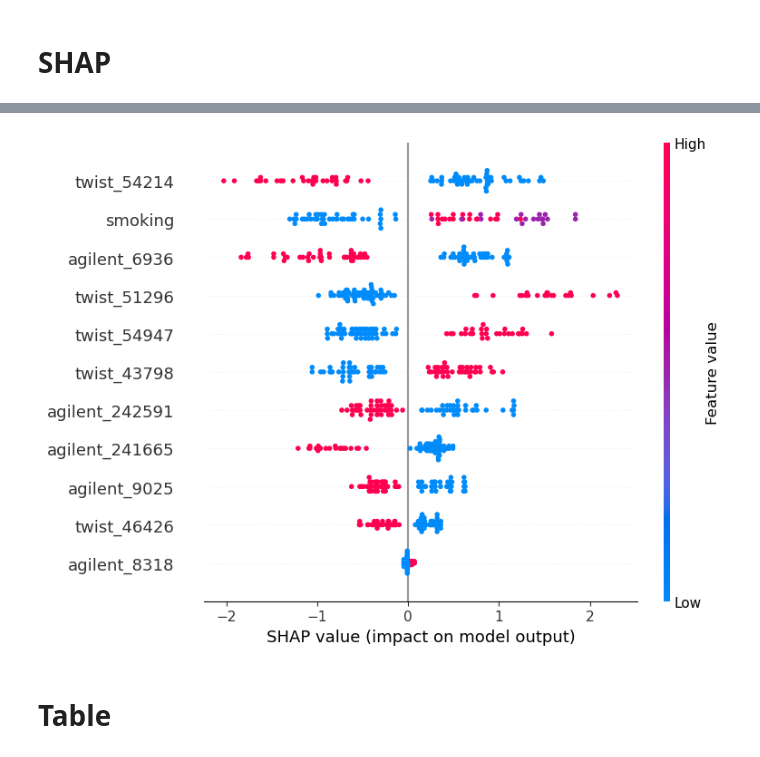
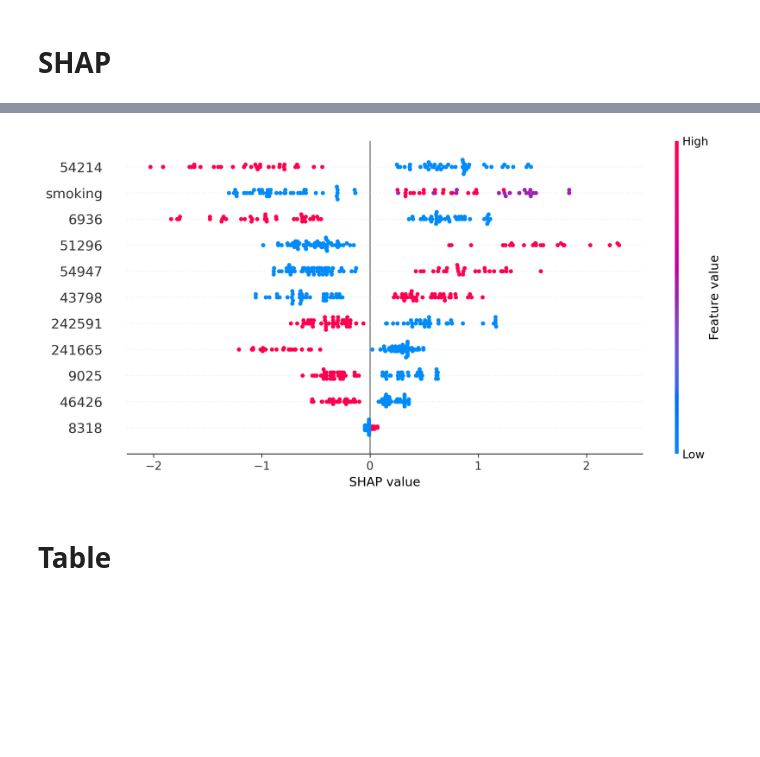
Before and after one commit to SysBioengLab/PhIP-seq-IBD-PUC, a Jupyter notebook: src/shap_selected_peptides_clinical.ipynb, the cells around one changed output, grey strips where cells are left out. Saved outputs shown, nothing was run; the diff lists cells and outputs as text; code cells hidden in the pictures; blank space fills up the shorter version.

```diff
--- a/src/shap_selected_peptides_clinical.ipynb
+++ b/src/shap_selected_peptides_clinical.ipynb
@@ -219,21 +294,37 @@ plt.legend()
 # %%
 # shap training
 from sklearn.metrics import roc_curve
 from sklearn.model_selection import StratifiedKFold
 
 X_subset = X[opt_features]
 
 
 bst = XGBClassifier(
     **params, n_estimators=100, enable_categorical=True
 )
 bst.fit(X_subset, y)
 
 shap_values = shap.TreeExplainer(bst).shap_values(X_subset)
 
-shap.summary_plot(shap_values, X_subset.astype('float64'))
+fig, ax = plt.subplots(figsize=(10, 5), dpi=300)
+X_subset_col_edit = X_subset.copy()
+X_subset_col_edit.columns = [x.split('_')[-1] for x in X_subset_col_edit.columns]
+shap.summary_plot(
+    shap_values,
+    X_subset_col_edit.astype('float64'),
+    plot_type="dot",  # or "bar", "violin"
+    show=False,  # Don't show immediately
+    plot_size=None  # Let matplotlib handle size
+)
+
+# Now you can customize the current plot
+ax = plt.gca()
+ax.set_xlabel('SHAP value', fontsize=12)
+plt.tight_layout()
+plt.savefig('../Figures/shap_plot.pdf', transparent=True, bbox_inches='tight')
+plt.show()
 # %% [output]
-[figure, old version]
+[figure, new version]
 # %% [markdown]
 # Table
 # %%
```
Also changed, not shown: parts of 9 cells of this notebook, 7 other files.
